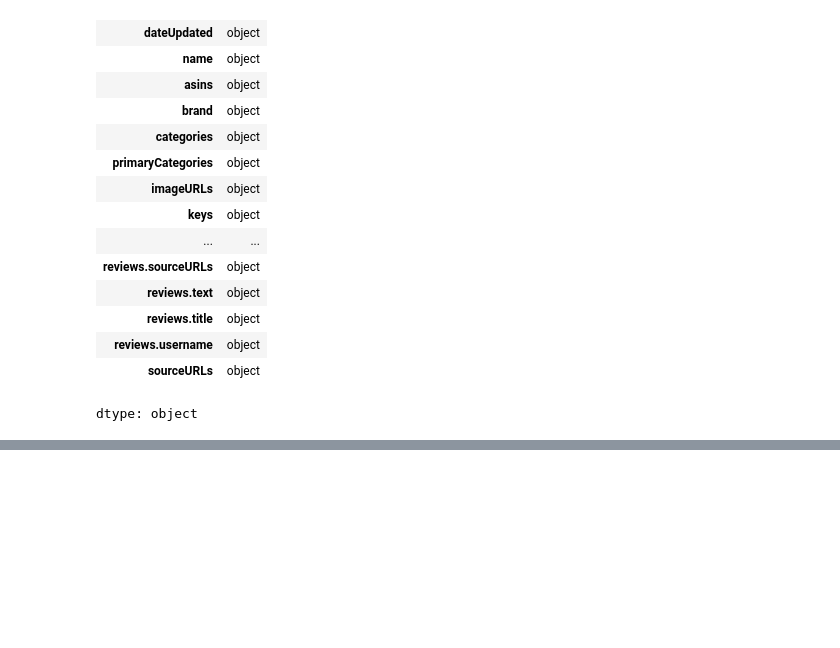
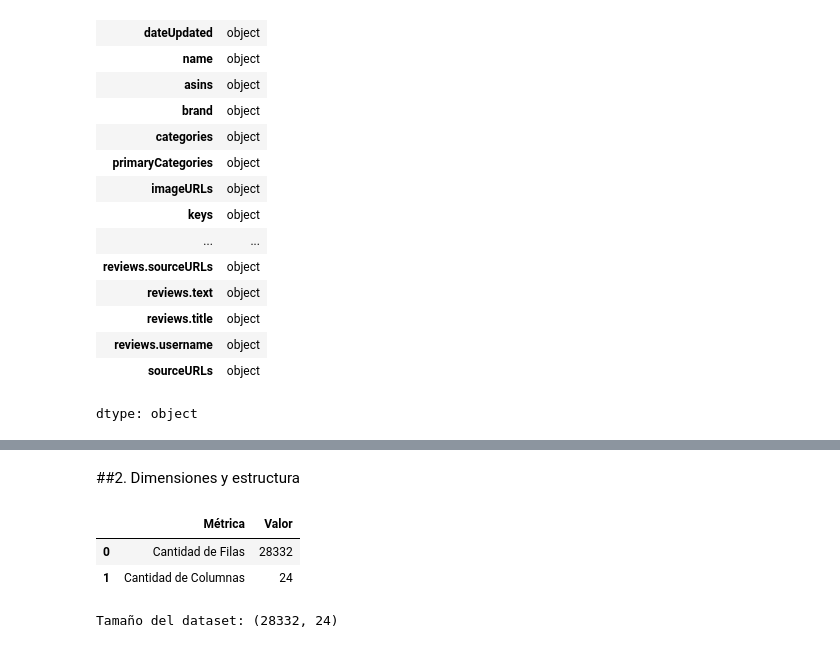
Before and after one commit to R3beAM/Proyecto-Final-Integracion, a Jupyter notebook: Parte_2_Proyecto_Final_Integracion.ipynb, the cells around one changed output, grey strips where cells are left out. Saved outputs shown, nothing was run; the diff lists cells and outputs as text; code cells hidden in the pictures; blank space fills up the shorter version.

```diff
--- a/Parte_2_Proyecto_Final_Integracion.ipynb
+++ b/Parte_2_Proyecto_Final_Integracion.ipynb
@@ -138,0 +261,15 @@ Fabricante.
+# %% [markdown]
+##2. Dimensiones y estructura
+# %%
+df_info = pd.DataFrame({
+    'Métrica': ['Cantidad de Filas', 'Cantidad de Columnas'],
+    'Valor': [df.shape[0], df.shape[1]]
+})
+display(df_info)
+
+print("Tamaño del dataset:", df.shape)
+# %% [output]
+|  | Métrica | Valor |
+| 0 | Cantidad de Filas | 28332 |
+| 1 | Cantidad de Columnas | 24 |
+Tamaño del dataset: (28332, 24)
```
Also changed, not shown: parts of 3 cells of this notebook.
